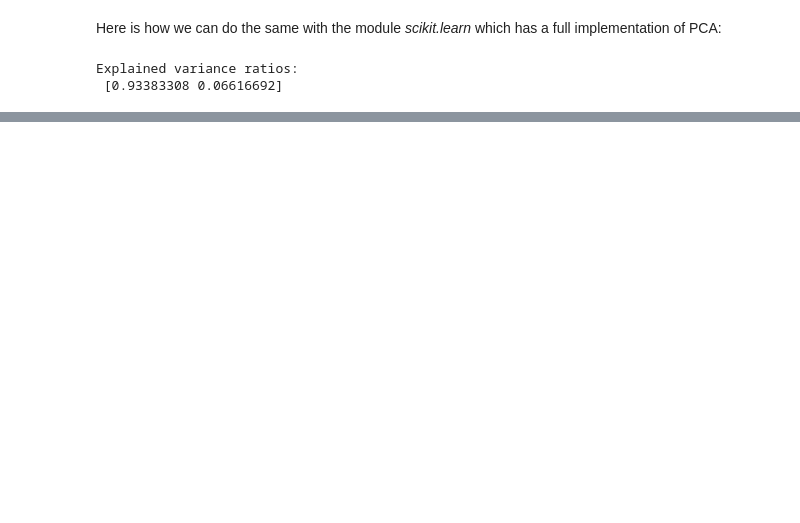
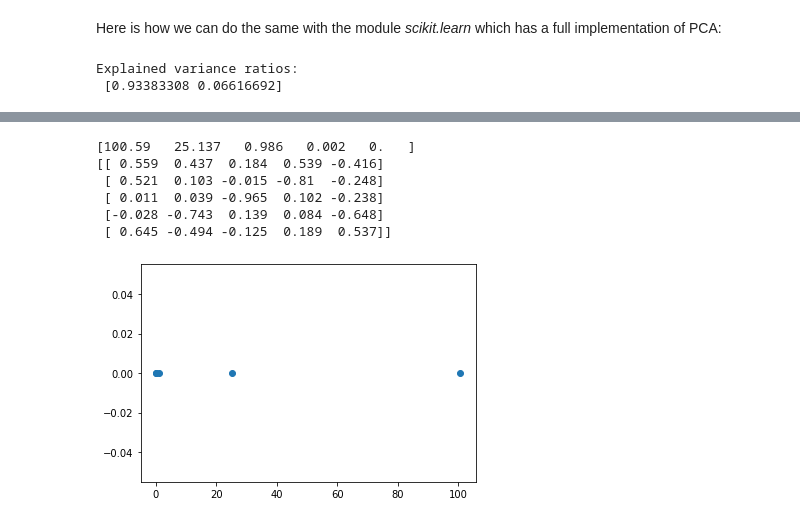
Before and after one commit to fbalogh16/public, a Jupyter notebook: PCA_intro.ipynb, the cells around one changed output, grey strips where cells are left out. Drawn from its saved outputs; the diff is of its cells as text; code cells hidden in the pictures; blank space fills up the shorter version.

```diff
--- a/PCA_intro.ipynb
+++ b/PCA_intro.ipynb
@@ -615,0 +622,3 @@ Explained variance ratios:
+# %%
+Our_Data=pandas.read_csv('data_5d.csv')
+print(Our_Data)
@@ -615,0 +690,13 @@ Explained variance ratios:
+# %%
+eigenvalues, U = np.linalg.eig(S) #U will be the p x p matrix of eigenvectors, an orthogonal matrix
+print(eigenvalues)
+plt.scatter(eigenvalues,[0]*5)
+print(U)
+# %% [output]
+[100.59   25.137   0.986   0.002   0.   ]
+[[ 0.559  0.437  0.184  0.539 -0.416]
+ [ 0.521  0.103 -0.015 -0.81  -0.248]
+ [ 0.011  0.039 -0.965  0.102 -0.238]
+ [-0.028 -0.743  0.139  0.084 -0.648]
+ [ 0.645 -0.494 -0.125  0.189  0.537]]
+[figure, added]
```
Also changed, not shown: parts of 49 cells of this notebook.
